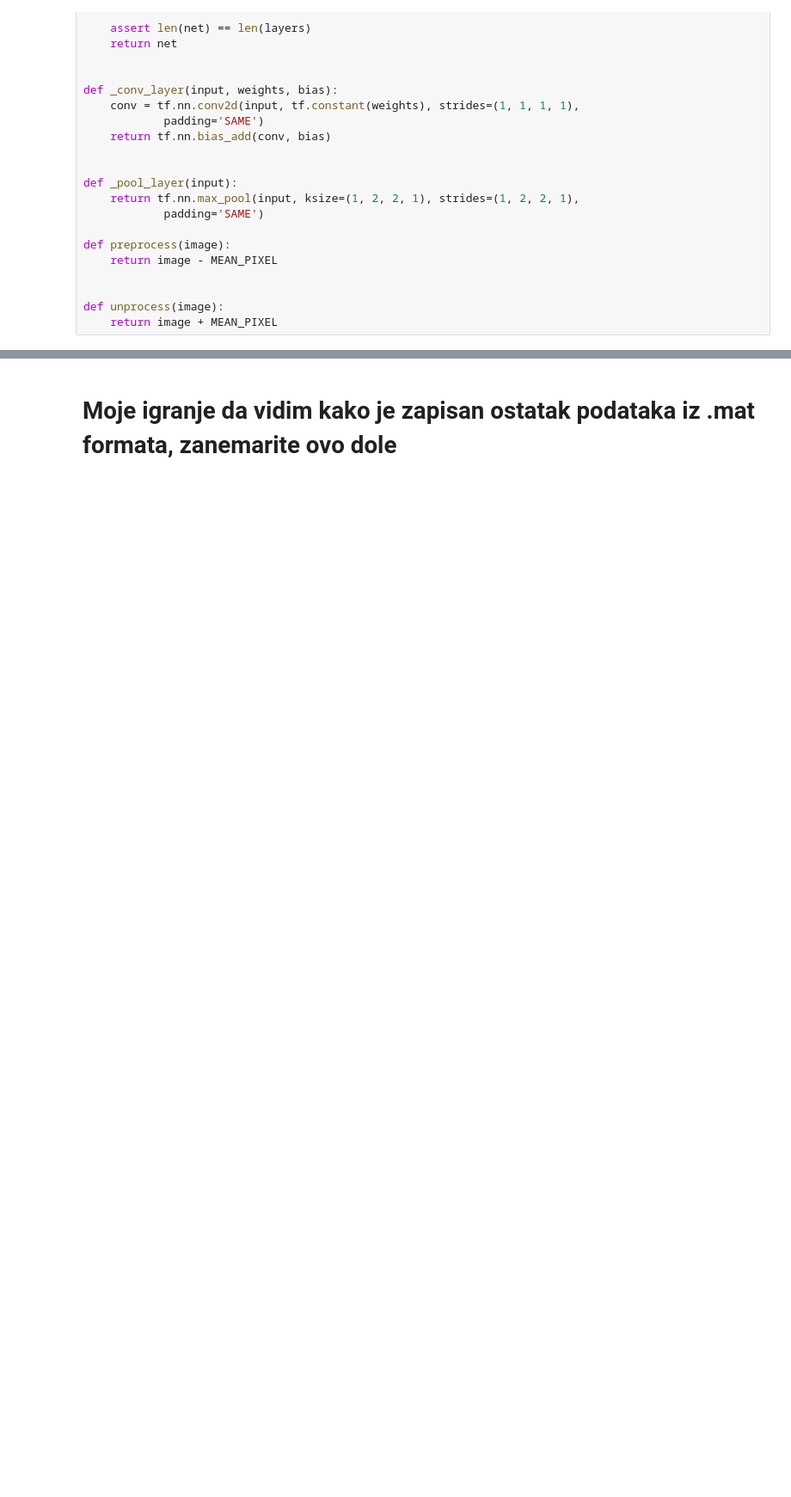
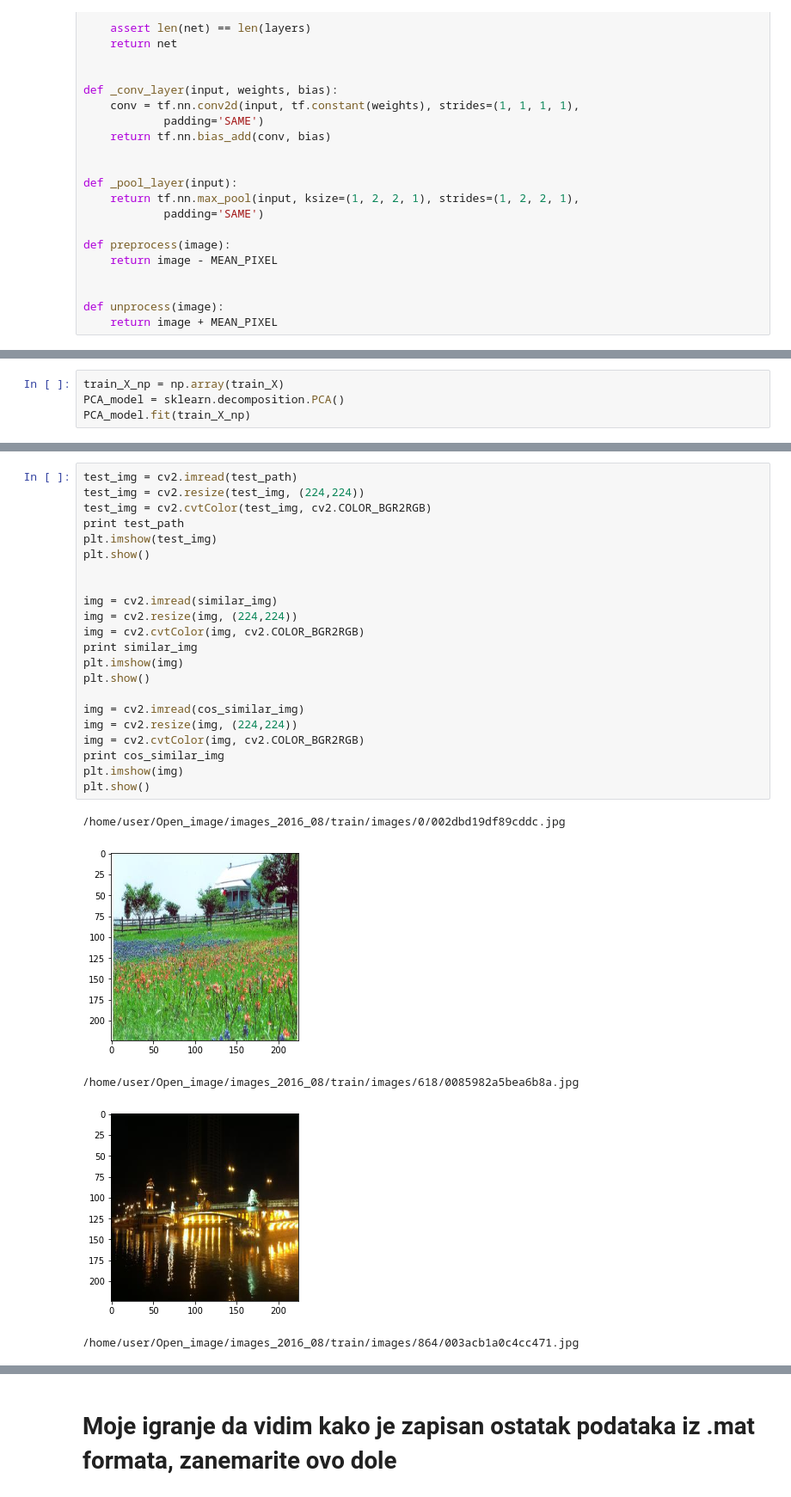
Before and after one commit to Mungosin/AVSP, a Jupyter notebook: AVSP.ipynb, the cells around one changed output, grey strips where cells are left out. Shown: that part at 86% size. Saved outputs shown, nothing was run; the diff lists cells and outputs as text; blank space fills up the shorter version.

```diff
--- a/AVSP.ipynb
+++ b/AVSP.ipynb
@@ -123,0 +159,4 @@ res.shape
+# %%
+train_X_np = np.array(train_X)
+PCA_model = sklearn.decomposition.PCA()
+PCA_model.fit(train_X_np)
@@ -123,0 +237,28 @@ res.shape
+# %%
+test_img = cv2.imread(test_path)
+test_img = cv2.resize(test_img, (224,224))
+test_img = cv2.cvtColor(test_img, cv2.COLOR_BGR2RGB)
+print test_path
+plt.imshow(test_img)
+plt.show()
+
+
+img = cv2.imread(similar_img)
+img = cv2.resize(img, (224,224))
+img = cv2.cvtColor(img, cv2.COLOR_BGR2RGB)
+print similar_img
+plt.imshow(img)
+plt.show()
+
+img = cv2.imread(cos_similar_img)
+img = cv2.resize(img, (224,224))
+img = cv2.cvtColor(img, cv2.COLOR_BGR2RGB)
+print cos_similar_img
+plt.imshow(img)
+plt.show()
+# %% [output]
+/home/user/Open_image/images_2016_08/train/images/0/002dbd19df89cddc.jpg
+[figure, added]
+/home/user/Open_image/images_2016_08/train/images/618/0085982a5bea6b8a.jpg
+[figure, added]
+/home/user/Open_image/images_2016_08/train/images/864/003acb1a0c4cc471.jpg
```
Also changed, not shown: parts of 9 cells of this notebook.
